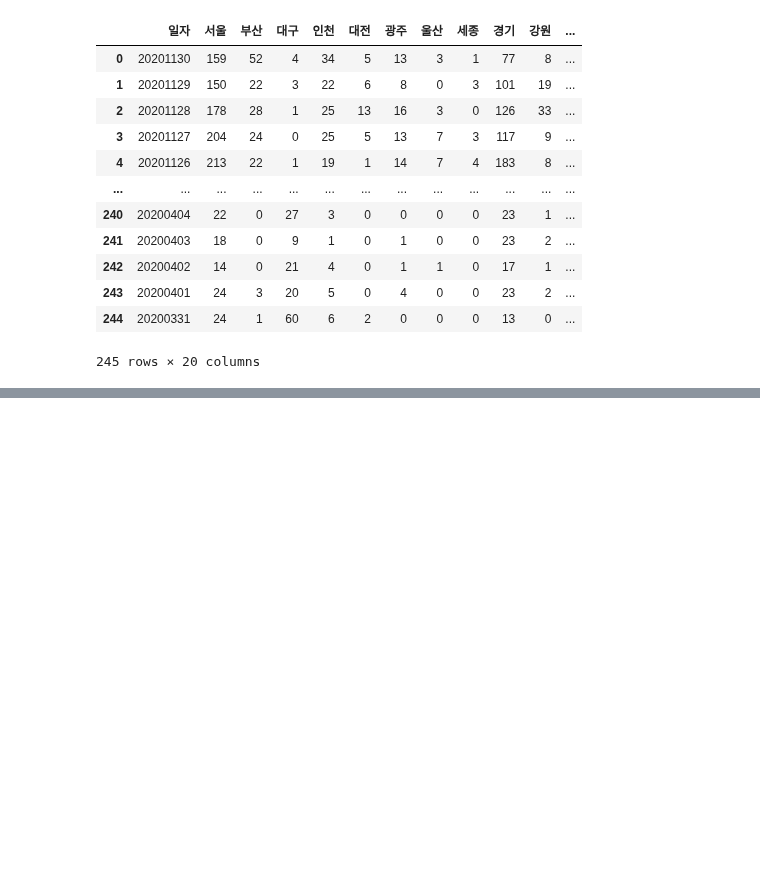
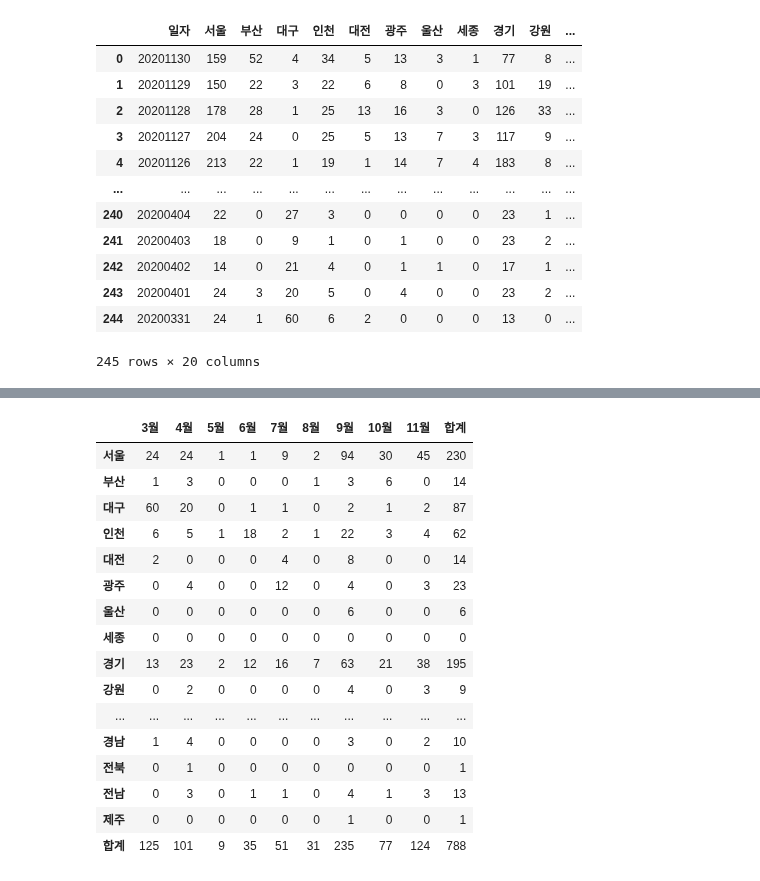
Before and after one commit to leele91/Data-Analysis-2020, a Jupyter notebook: 07.seoul/07.코로나.ipynb, the cells around one changed output, grey strips where cells are left out. Saved outputs shown, nothing was run; the diff lists cells and outputs as text; code cells hidden in the pictures; blank space fills up the shorter version.

```diff
--- a/07.seoul/07.코로나.ipynb
+++ b/07.seoul/07.코로나.ipynb
@@ -309,0 +387,3 @@ dd
+# %%
+cov = cov.astype('int')
+cov
@@ -309,0 +477,22 @@ dd
+# %%
+# 가로로 계산할 경우 값이 소수로 나오기에 해당 숫자를 먼저 정수로 변경후 합계를 계산
+cov_m_T['합계'] = cov_m_T.astype('int').sum(axis=1)
+cov_m_T
+# %% [output]
+|  | 3월 | 4월 | 5월 | 6월 | 7월 | 8월 | 9월 | 10월 | 11월 | 합계 |
+| 서울 | 24 | 24 | 1 | 1 | 9 | 2 | 94 | 30 | 45 | 230 |
+| 부산 | 1 | 3 | 0 | 0 | 0 | 1 | 3 | 6 | 0 | 14 |
+| 대구 | 60 | 20 | 0 | 1 | 1 | 0 | 2 | 1 | 2 | 87 |
+| 인천 | 6 | 5 | 1 | 18 | 2 | 1 | 22 | 3 | 4 | 62 |
+| 대전 | 2 | 0 | 0 | 0 | 4 | 0 | 8 | 0 | 0 | 14 |
+| 광주 | 0 | 4 | 0 | 0 | 12 | 0 | 4 | 0 | 3 | 23 |
+| 울산 | 0 | 0 | 0 | 0 | 0 | 0 | 6 | 0 | 0 | 6 |
+| 세종 | 0 | 0 | 0 | 0 | 0 | 0 | 0 | 0 | 0 | 0 |
+| 경기 | 13 | 23 | 2 | 12 | 16 | 7 | 63 | 21 | 38 | 195 |
+| 강원 | 0 | 2 | 0 | 0 | 0 | 0 | 4 | 0 | 3 | 9 |
+| ... | ... | ... | ... | ... | ... | ... | ... | ... | ... | ... |
+| 경남 | 1 | 4 | 0 | 0 | 0 | 0 | 3 | 0 | 2 | 10 |
+| 전북 | 0 | 1 | 0 | 0 | 0 | 0 | 0 | 0 | 0 | 1 |
+| 전남 | 0 | 3 | 0 | 1 | 1 | 0 | 4 | 1 | 3 | 13 |
+| 제주 | 0 | 0 | 0 | 0 | 0 | 0 | 1 | 0 | 0 | 1 |
+| 합계 | 125 | 101 | 9 | 35 | 51 | 31 | 235 | 77 | 124 | 788 |
```
Also changed, not shown: parts of 40 cells of this notebook.
